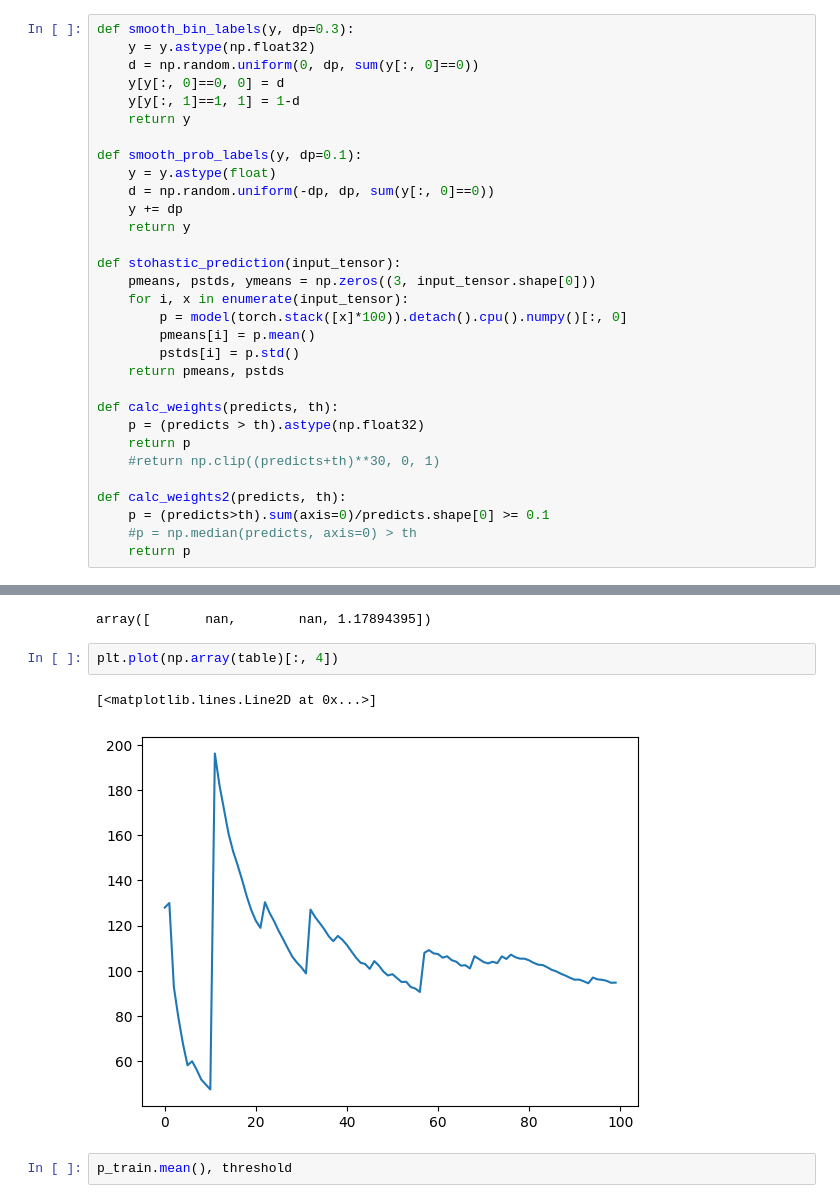
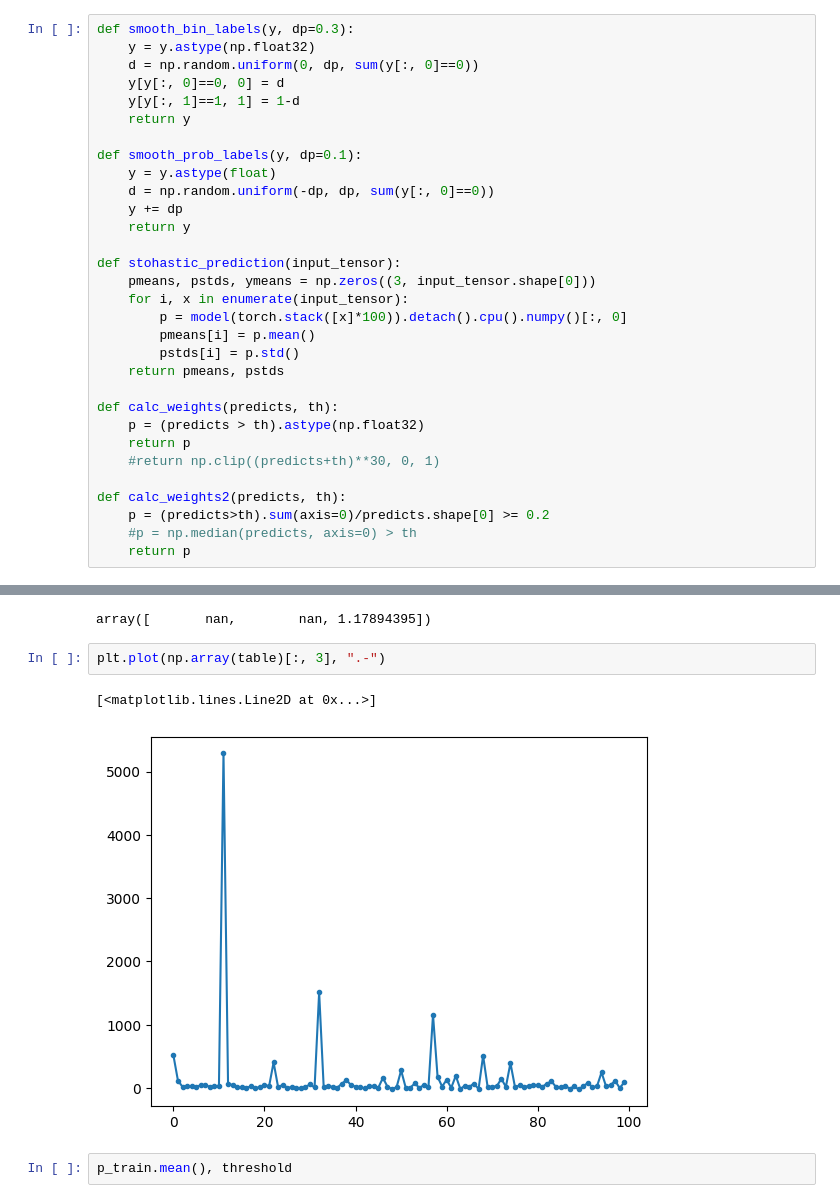
Before and after one commit to binrey/MLTR, a Jupyter notebook: train.ipynb, the cells around one changed output, grey strips where cells are left out. Cells and saved outputs as stored; diff of their text form.

```diff
--- a/train.ipynb
+++ b/train.ipynb
@@ -88,7 +88,7 @@ def calc_weights(predicts, th):
     #return np.clip((predicts+th)**30, 0, 1)
 
 def calc_weights2(predicts, th):
-    p = (predicts>th).sum(axis=0)/predicts.shape[0] >= 0.1
+    p = (predicts>th).sum(axis=0)/predicts.shape[0] >= 0.2
     #p = np.median(predicts, axis=0) > th
     return p
 # %%
@@ -272,10 +240,10 @@ np.median((pprofits[:, :i]/gprofits[:, :i]), axis=1)
 # %% [output]
 array([       nan,        nan, 1.17894395])
 # %%
-plt.plot(np.array(table)[:, 4])
+plt.plot(np.array(table)[:, 3], ".-")
 # %% [output]
 [<matplotlib.lines.Line2D at 0x...>]
-[figure, old version]
+[figure, new version]
 # %%
 p_train.mean(), threshold
 # %%
```
Also changed, not shown: parts of 3 cells of this notebook.
